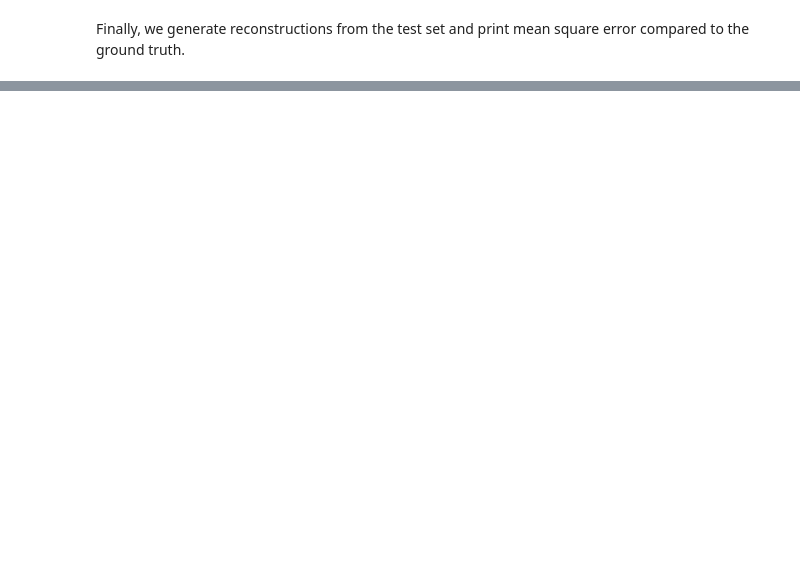
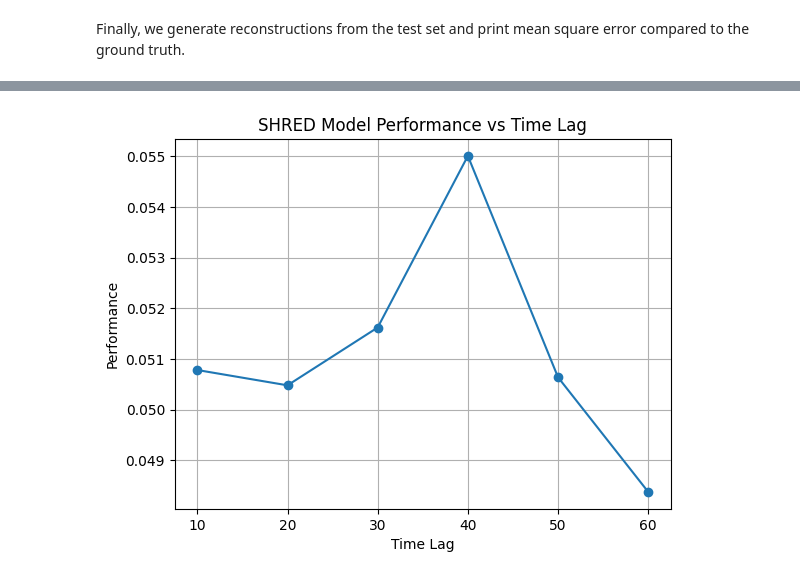
Before and after one commit to ben900912/EE399-HW6, a Jupyter notebook: example.ipynb, the cells around one changed output, grey strips where cells are left out. Saved outputs shown, nothing was run; the diff lists cells and outputs as text; code cells hidden in the pictures; blank space fills up the shorter version.

```diff
--- a/example.ipynb
+++ b/example.ipynb
@@ -72,0 +112,85 @@ print(np.linalg.norm(test_recons - test_ground_truth) / np.linalg.norm(test_grou
+# %%
+import numpy as np
+from processdata import load_data
+from processdata import TimeSeriesDataset
+import models
+import torch
+import matplotlib.pyplot as plt
+from sklearn.preprocessing import MinMaxScaler
+
+# Define a list of time lag values to test
+lag_values = [10, 20, 30, 40, 50, 60]
+
+# Initialize an empty list to store the performance results
+performance_results = []
+
+# Iterate over each lag value
+for lag in lag_values:
+    num_sensors = 3
+
+    # Load the data
+    load_X = load_data('SST')
+
+    # Apply the time lag to the loaded data
+    load_X = load_X[lag:]
+
+    n = load_X.shape[0]
+    m = load_X.shape[1]
+    sensor_locations = np.random.choice(m, size=num_sensors, replace=False)
+
+    train_indices = np.random.choice(n - lag, size=1000, replace=False)
+    mask = np.ones(n - lag)
+    mask[train_indices] = 0
+    valid_test_indices = np.arange(0, n - lag)[np.where(mask != 0)[0]]
+    valid_indices = valid_test_indices[::2]
+    test_indices = valid_test_indices[1::2]
+
+    sc = MinMaxScaler()
+    sc = sc.fit(load_X[train_indices])
+    transformed_X = sc.transform(load_X)
+
+    ### Generate input sequences to a SHRED model
+    all_data_in = np.zeros((n - lag, lag, num_sensors))
+    for i in range(len(all_data_in)):
+        all_data_in[i] = transformed_X[i:i + lag, sensor_locations]
+
+    ### Generate training validation and test datasets both for reconstruction of states and forecasting sensors
+    device = 'cuda' if torch.cuda.is_available() else 'cpu'
+
+    train_data_in = torch.tensor(all_data_in[train_indices], dtype=torch.float32).to(device)
+    valid_data_in = torch.tensor(all_data_in[valid_indices], dtype=torch.float32).to(device)
+    test_data_in = torch.tensor(all_data_in[test_indices], dtype=torch.float32).to(device)
+
+    ### -1 to have output be at the same time as final sensor measurements
+    train_data_out = torch.tensor(transformed_X[train_indices + lag - 1], dtype=torch.float32).to(device)
+    valid_data_out = torch.tensor(transformed_X[valid_indices + lag - 1], dtype=torch.float32).to(device)
+    test_data_out = torch.tensor(transformed_X[test_indices + lag - 1], dtype=torch.float32).to(device)
+
+    train_dataset = TimeSeriesDataset(train_data_in, train_data_out)
+    valid_dataset = TimeSeriesDataset(valid_data_in, valid_data_out)
+    test_dataset = TimeSeriesDataset(test_data_in, test_data_out)
+
+    shred = models.SHRED(num_sensors, m, hidden_size=64, hidden_layers=1, l1=350, l2=400, dropout=0.1).to(device)
+    validation_errors = models.fit(
+        shred,
+        train_dataset,
+        valid_dataset,
+        batch_size=64,
+        num_epochs=10,
+        lr=1e-3,
+        verbose=True,
+        patience=5
+    )
+    test_recons = sc.inverse_transform(shred(test_dataset.X).detach().cpu().numpy())
+    test_ground_truth = sc.inverse_transform(test_dataset.Y.detach().cpu().numpy())
+    performance = np.linalg.norm(test_recons - test_ground_truth) / np.linalg.norm(test_ground_truth)
+    performance_results.append(performance)
+
+# Plot the performance results
+plt.plot(lag_values, performance_results, marker='o')
+plt.xlabel('Time Lag')
+plt.ylabel('Performance')
+plt.title('SHRED Model Performance vs Time Lag')
+plt.grid(True)
+plt.show()
+# %% [output]
@@ -72,0 +209 @@ print(np.linalg.norm(test_recons - test_ground_truth) / np.linalg.norm(test_grou
+[figure, added]
```
Also changed, not shown: parts of 10 cells of this notebook.
